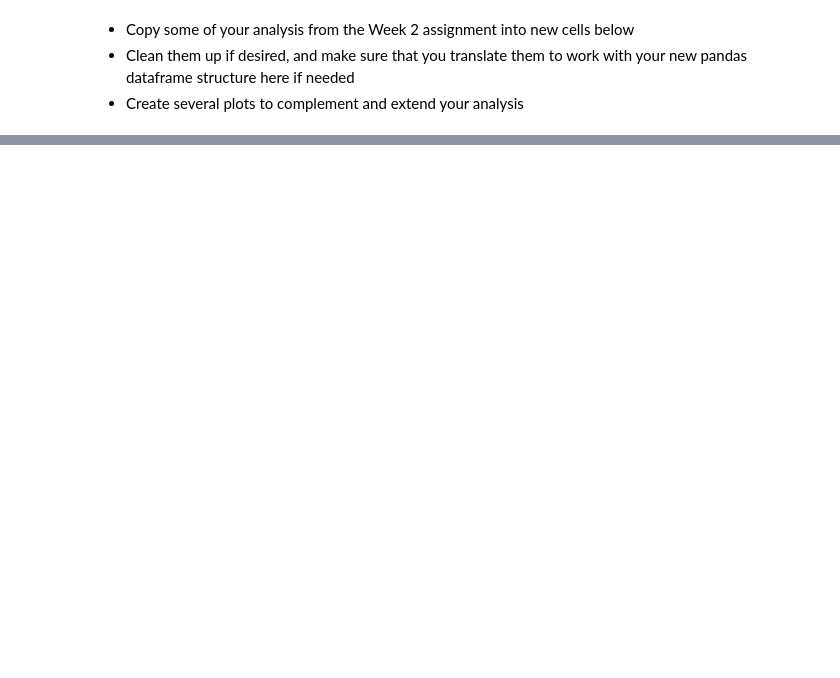
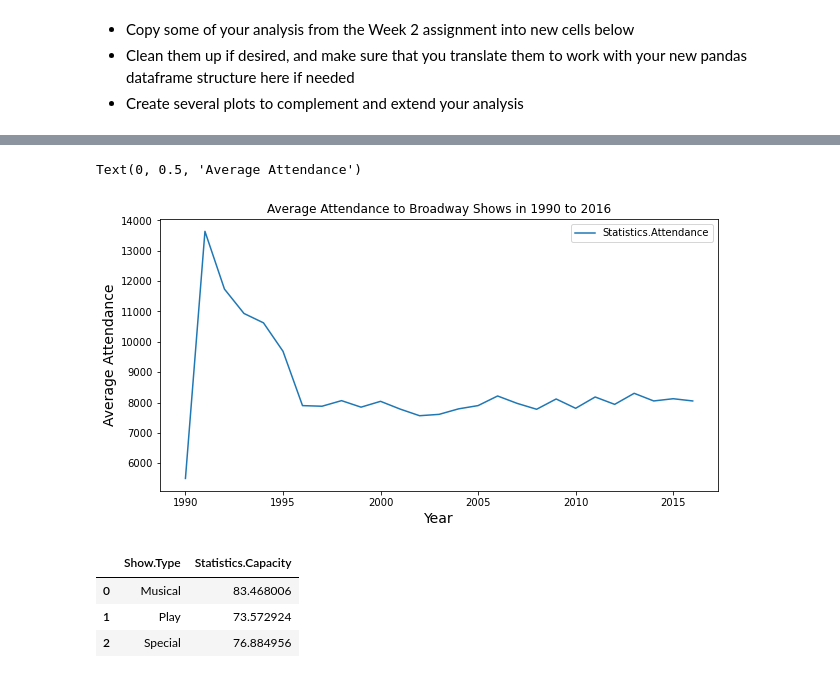
Before and after one commit to jhuang00/dh140, a Jupyter notebook: Assignment03/Assignment03.ipynb, the cells around one changed output, grey strips where cells are left out. Saved outputs shown, nothing was run; the diff lists cells and outputs as text; code cells hidden in the pictures; blank space fills up the shorter version.

```diff
--- a/Assignment03/Assignment03.ipynb
+++ b/Assignment03/Assignment03.ipynb
@@ -196,0 +260,15 @@ Text(0, 0.5, 'Theatre of the show')
+# %%
+# group data by year
+by_year = broadway_df.groupby('Date.Year')
+year = range(1990, 2017)
+# %%
+# get average attendance for each year
+attendance_y = []
+for i in year:
+    attendance_y.append(by_year.get_group(i)['Statistics.Attendance'].mean())
+# %%
+# create dataframe
+attendance_year_dict = {'Date.Year':year,
+                        'Statistics.Attendance':attendance_y
+                      }
+attendance_year_df = pd.DataFrame(attendance_year_dict)
@@ -196,0 +295,9 @@ Text(0, 0.5, 'Theatre of the show')
+# %%
+# plotting
+attendance_year_plot = attendance_year_df.plot(x='Date.Year', y='Statistics.Attendance', figsize=(10,5))
+attendance_year_plot.set_title('Average Attendance to Broadway Shows in 1990 to 2016')
+attendance_year_plot.set_xlabel('Year',fontsize=14)
+attendance_year_plot.set_ylabel('Average Attendance',fontsize=14)
+# %% [output]
+Text(0, 0.5, 'Average Attendance')
+[figure, added]
@@ -196,0 +319,7 @@ Text(0, 0.5, 'Theatre of the show')
+# %%
+capacity_type_df
+# %% [output]
+|  | Show.Type | Statistics.Capacity |
+| 0 | Musical | 83.468006 |
+| 1 | Play | 73.572924 |
+| 2 | Special | 76.884956 |
```
Also changed, not shown: parts of 10 cells of this notebook.
